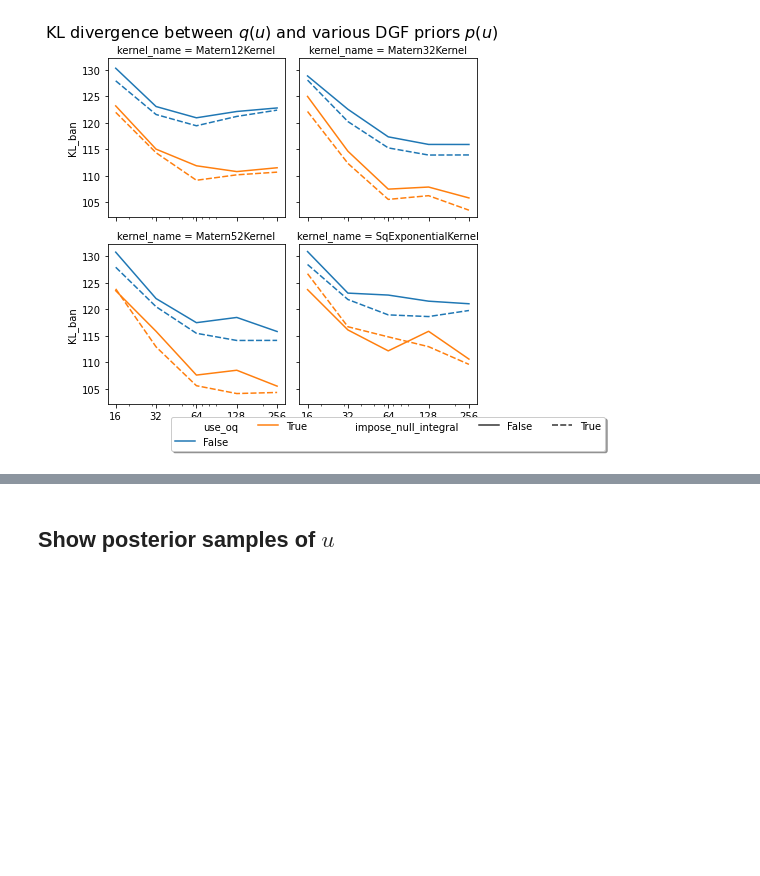
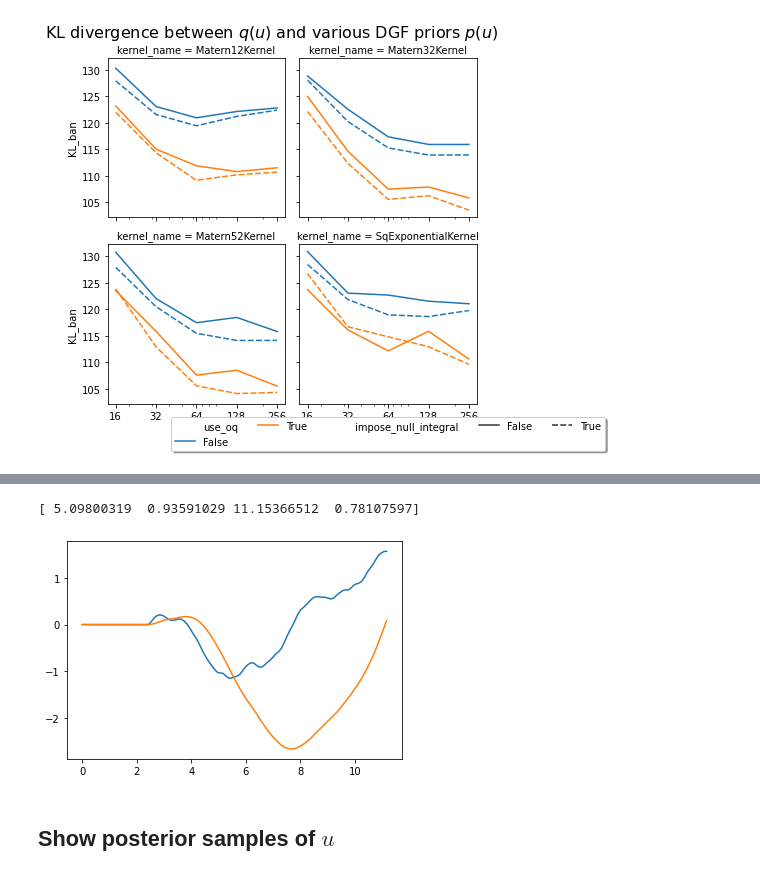
Before and after one commit to mvsoom/thesis-py, a Jupyter notebook: dgf/prior/source.ipynb, the cells around one changed output, grey strips where cells are left out. Drawn from its saved outputs; the diff is of its cells as text; code cells hidden in the pictures; blank space fills up the shorter version.

```diff
--- a/dgf/prior/source.ipynb
+++ b/dgf/prior/source.ipynb
@@ -340,3 +446,32 @@ legend(loc='upper center', bbox_to_anchor=(0.5, -0.05),
+# %%
+def scope(
+    kernel_name = "Matern32Kernel",
+    kernel_M = 128,
+    use_oq = True,
+    impose_null_integral = True
+):
+    kernel = isokernels.resolve(kernel_name)
+
+    theta = nonlinear_coloring.forward(randn(4))
+    print(theta)
+    var_sigma, r, T, Oq = theta
+    var = var_sigma**2
+
+    t, dt = np.linspace(0., T, int(T*constants.FS_KHZ), retstep=True)
+
+    R = core.kernelmatrix_root_gfd_oq(
+        kernel, var, r, t, kernel_M, T, Oq, constants.BOUNDARY_FACTOR, impose_null_integral
+    )
+
+    u = R @ randn(kernel_M)
+    plot(t, u)
+    plot(t, cumsum(u)*dt)
+    return u
+
+scope(**best_config); # will be nan if Oq > 1
+# %% [output]
+[ 5.09800319  0.93591029 11.15366512  0.78107597]
+[figure, added]
 # %% [markdown]
 ## Show posterior samples of $u$
 # %%
```
Also changed, not shown: parts of 17 cells of this notebook, 6 other files.
